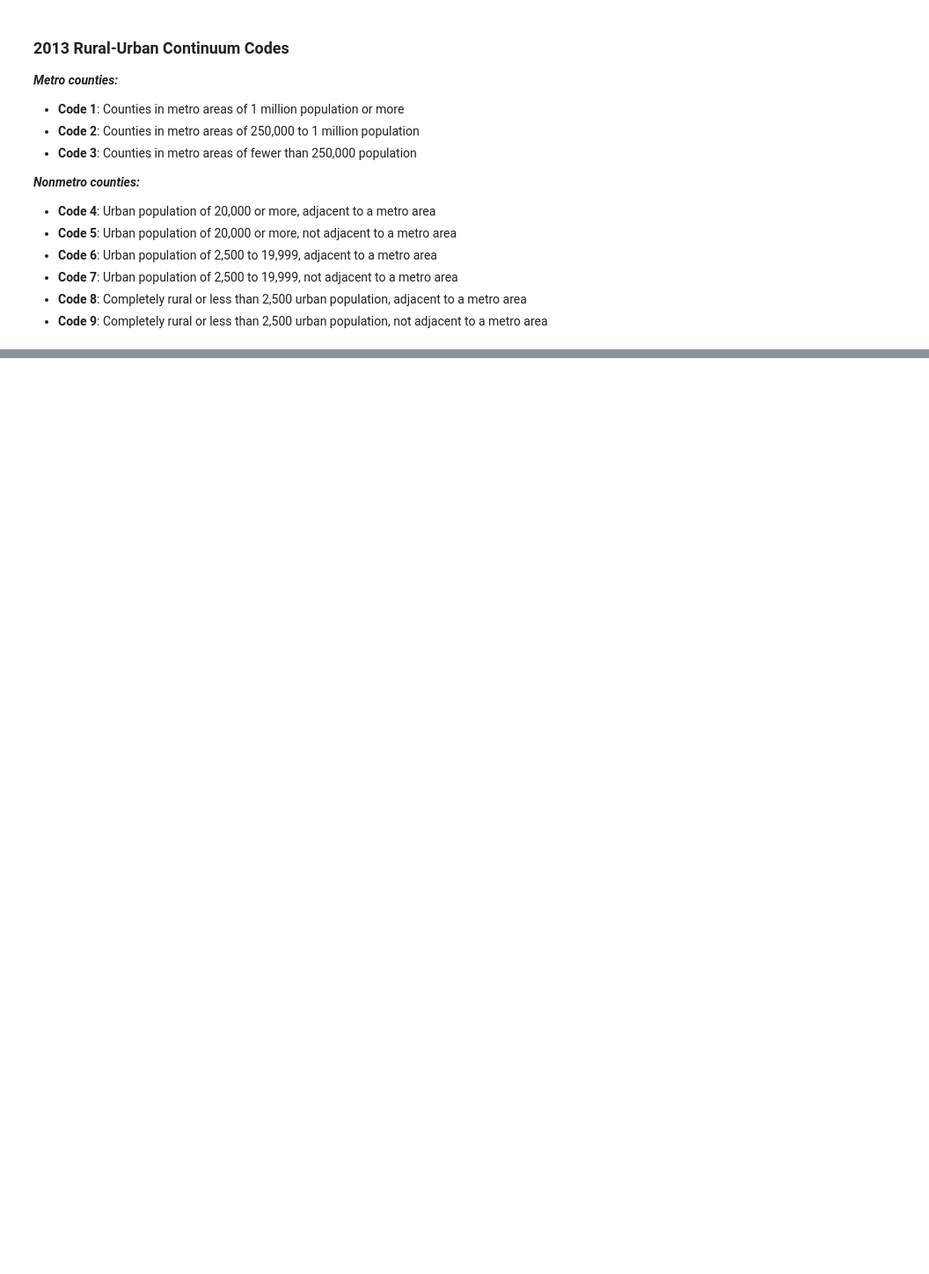
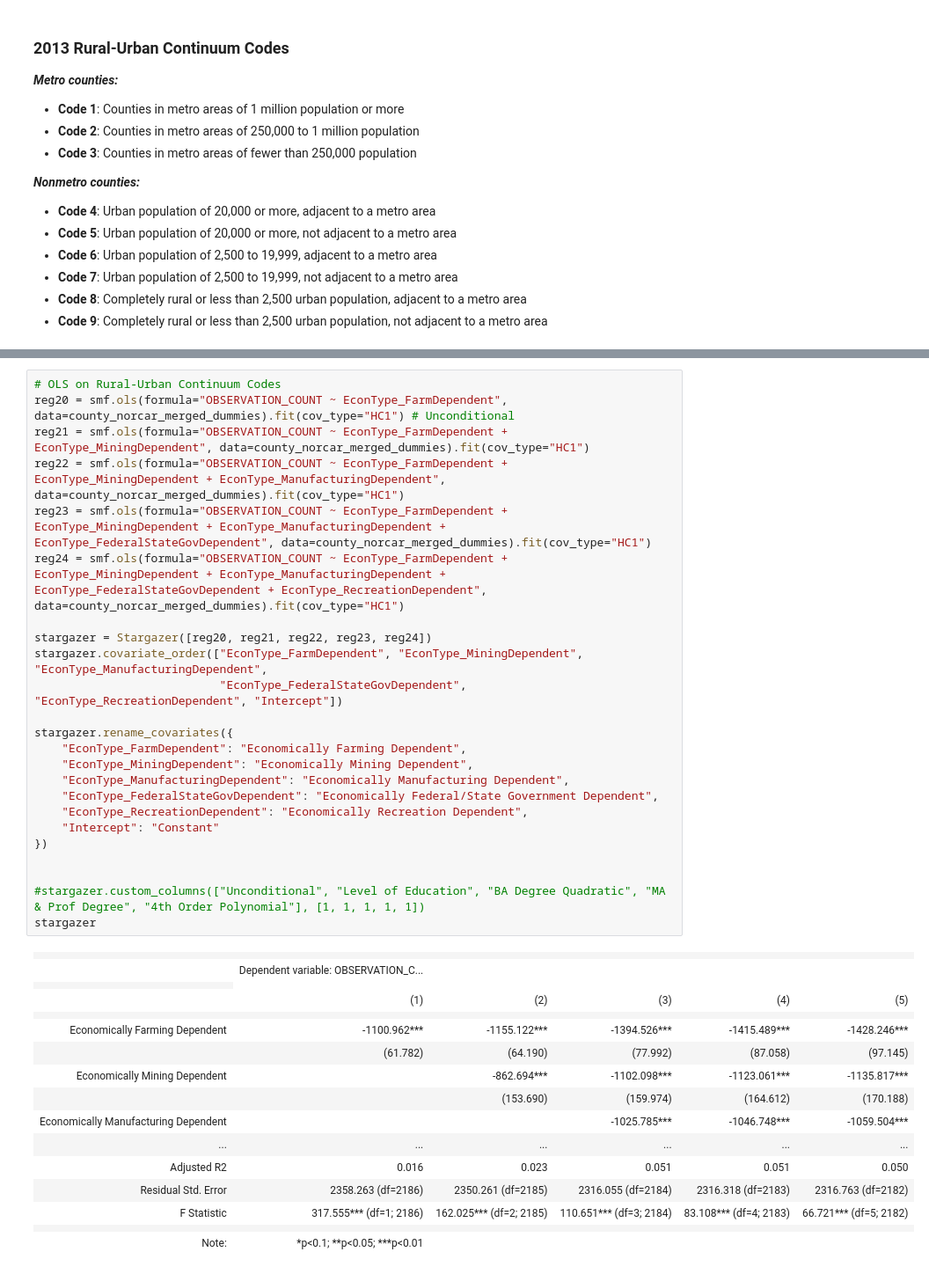
Before and after one commit to Iandrewburg/DA2_TERM_PROJECT, a Jupyter notebook: Final_Project_Data.ipynb, the cells around one changed output, grey strips where cells are left out. Shown at 88% size. Drawn from its saved outputs; the diff is of its cells as text; blank space fills up the shorter version.

```diff
--- a/Final_Project_Data.ipynb
+++ b/Final_Project_Data.ipynb
@@ -355,0 +521,41 @@ df_create_dummies(county_norcar_merged)
+# %%
+# OLS on Rural-Urban Continuum Codes
+reg20 = smf.ols(formula="OBSERVATION_COUNT ~ EconType_FarmDependent", data=county_norcar_merged_dummies).fit(cov_type="HC1") # Unconditional
+reg21 = smf.ols(formula="OBSERVATION_COUNT ~ EconType_FarmDependent + EconType_MiningDependent", data=county_norcar_merged_dummies).fit(cov_type="HC1")
+reg22 = smf.ols(formula="OBSERVATION_COUNT ~ EconType_FarmDependent + EconType_MiningDependent + EconType_ManufacturingDependent", data=county_norcar_merged_dummies).fit(cov_type="HC1")
+reg23 = smf.ols(formula="OBSERVATION_COUNT ~ EconType_FarmDependent + EconType_MiningDependent + EconType_ManufacturingDependent + EconType_FederalStateGovDependent", data=county_norcar_merged_dummies).fit(cov_type="HC1")
+reg24 = smf.ols(formula="OBSERVATION_COUNT ~ EconType_FarmDependent + EconType_MiningDependent + EconType_ManufacturingDependent + EconType_FederalStateGovDependent + EconType_RecreationDependent", data=county_norcar_merged_dummies).fit(cov_type="HC1")
+
+stargazer = Stargazer([reg20, reg21, reg22, reg23, reg24])
+stargazer.covariate_order(["EconType_FarmDependent", "EconType_MiningDependent", "EconType_ManufacturingDependent",
+                           "EconType_FederalStateGovDependent", "EconType_RecreationDependent", "Intercept"])
+
+stargazer.rename_covariates({
+    "EconType_FarmDependent": "Economically Farming Dependent",
+    "EconType_MiningDependent": "Economically Mining Dependent",
+    "EconType_ManufacturingDependent": "Economically Manufacturing Dependent",
+    "EconType_FederalStateGovDependent": "Economically Federal/State Government Dependent",
+    "EconType_RecreationDependent": "Economically Recreation Dependent",
+    "Intercept": "Constant"
+})
+
+
+#stargazer.custom_columns(["Unconditional", "Level of Education", "BA Degree Quadratic", "MA & Prof Degree", "4th Order Polynomial"], [1, 1, 1, 1, 1])
+stargazer
+# %% [output]
+|  |  |  |  |  |  |
+|  | Dependent variable: OBSERVATION_C... |  |  |  |  |
+|  |
+|  | (1) | (2) | (3) | (4) | (5) |
+|  |  |  |  |  |  |
+| Economically Farming Dependent | -1100.962*** | -1155.122*** | -1394.526*** | -1415.489*** | -1428.246*** |
+|  | (61.782) | (64.190) | (77.992) | (87.058) | (97.145) |
+| Economically Mining Dependent |  | -862.694*** | -1102.098*** | -1123.061*** | -1135.817*** |
+|  |  | (153.690) | (159.974) | (164.612) | (170.188) |
+| Economically Manufacturing Dependent |  |  | -1025.785*** | -1046.748*** | -1059.504*** |
+| ... | ... | ... | ... | ... | ... |
+| Adjusted R2 | 0.016 | 0.023 | 0.051 | 0.051 | 0.050 |
+| Residual Std. Error | 2358.263 (df=2186) | 2350.261 (df=2185) | 2316.055 (df=2184) | 2316.318 (df=2183) | 2316.763 (df=2182) |
+| F Statistic | 317.555*** (df=1; 2186) | 162.025*** (df=2; 2185) | 110.651*** (df=3; 2184) | 83.108*** (df=4; 2183) | 66.721*** (df=5; 2182) |
+|  |  |  |  |  |  |
+| Note: | *p<0.1; **p<0.05; ***p<0.01 |  |  |  |  |
```
Also changed, not shown: parts of 9 cells of this notebook.
